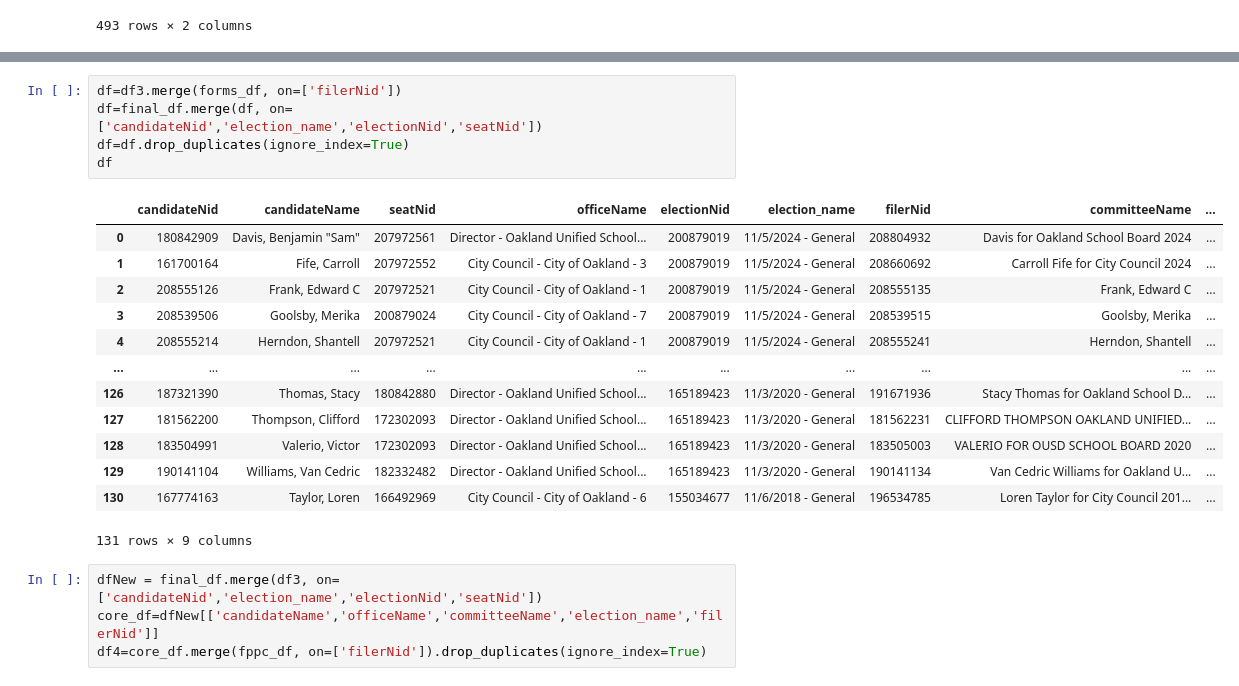
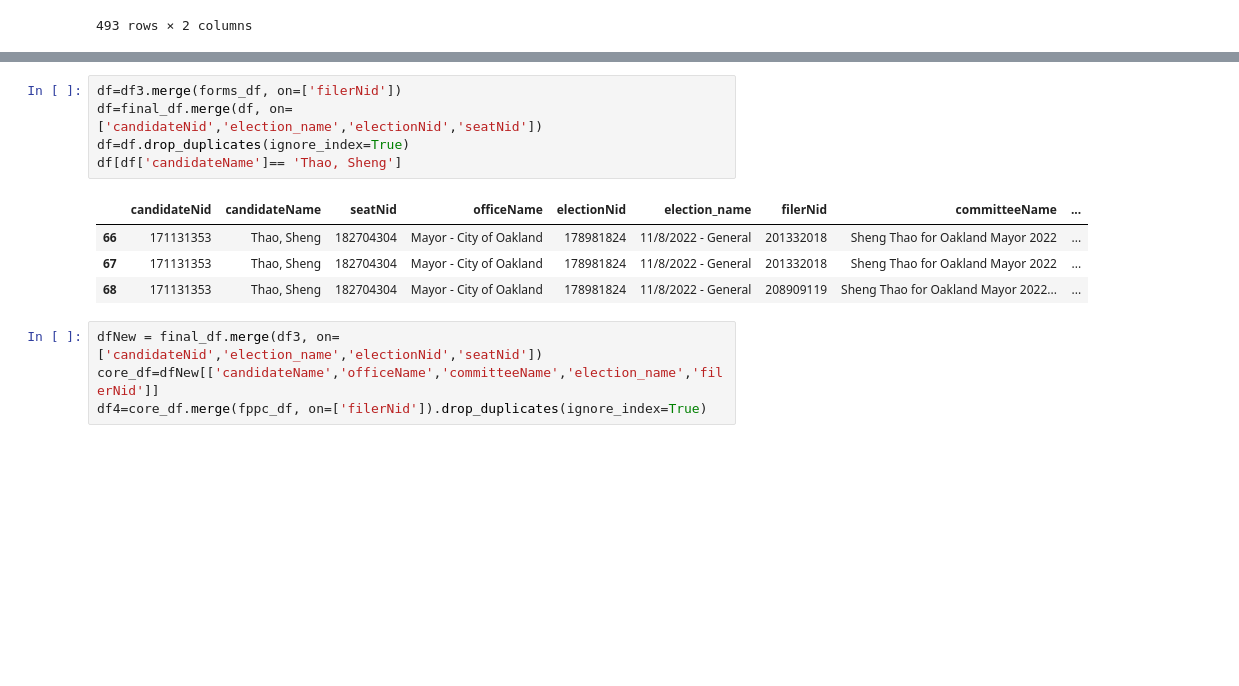
Before and after one commit to FrancisDoran/candidate-table, a Jupyter notebook: francis-testing.ipynb, the cells around one changed output, grey strips where cells are left out. Cells and saved outputs as stored; diff of their text form; blank space fills up the shorter version.

Commit message:
new columns add + socrata update

```diff
--- a/francis-testing.ipynb
+++ b/francis-testing.ipynb
@@ -324,22 +324,13 @@ df3
 # %%
 df=df3.merge(forms_df, on=['filerNid'])
 df=final_df.merge(df, on=['candidateNid','election_name','electionNid','seatNid'])
 df=df.drop_duplicates(ignore_index=True)
-df
+df[df['candidateName']== 'Thao, Sheng']
 # %% [output]
 |  | candidateNid | candidateName | seatNid | officeName | electionNid | election_name | filerNid | committeeName | ... |
-| 0 | 180842909 | Davis, Benjamin "Sam" | 207972561 | Director - Oakland Unified School... | 200879019 | 11/5/2024 - General | 208804932 | Davis for Oakland School Board 2024 | ... |
-| 1 | 161700164 | Fife, Carroll | 207972552 | City Council - City of Oakland - 3 | 200879019 | 11/5/2024 - General | 208660692 | Carroll Fife for City Council 2024 | ... |
-| 2 | 208555126 | Frank, Edward C | 207972521 | City Council - City of Oakland - 1 | 200879019 | 11/5/2024 - General | 208555135 | Frank, Edward C | ... |
-| 3 | 208539506 | Goolsby, Merika | 200879024 | City Council - City of Oakland - 7 | 200879019 | 11/5/2024 - General | 208539515 | Goolsby, Merika | ... |
-| 4 | 208555214 | Herndon, Shantell | 207972521 | City Council - City of Oakland - 1 | 200879019 | 11/5/2024 - General | 208555241 | Herndon, Shantell | ... |
-| ... | ... | ... | ... | ... | ... | ... | ... | ... | ... |
-| 126 | 187321390 | Thomas, Stacy | 180842880 | Director - Oakland Unified School... | 165189423 | 11/3/2020 - General | 191671936 | Stacy Thomas for Oakland School D... | ... |
-| 127 | 181562200 | Thompson, Clifford | 172302093 | Director - Oakland Unified School... | 165189423 | 11/3/2020 - General | 181562231 | CLIFFORD THOMPSON OAKLAND UNIFIED... | ... |
-| 128 | 183504991 | Valerio, Victor | 172302093 | Director - Oakland Unified School... | 165189423 | 11/3/2020 - General | 183505003 | VALERIO FOR OUSD SCHOOL BOARD 2020 | ... |
-| 129 | 190141104 | Williams, Van Cedric | 182332482 | Director - Oakland Unified School... | 165189423 | 11/3/2020 - General | 190141134 | Van Cedric Williams for Oakland U... | ... |
-| 130 | 167774163 | Taylor, Loren | 166492969 | City Council - City of Oakland - 6 | 155034677 | 11/6/2018 - General | 196534785 | Loren Taylor for City Council 201... | ... |
+| 66 | 171131353 | Thao, Sheng | 182704304 | Mayor - City of Oakland | 178981824 | 11/8/2022 - General | 201332018 | Sheng Thao for Oakland Mayor 2022 | ... |
+| 67 | 171131353 | Thao, Sheng | 182704304 | Mayor - City of Oakland | 178981824 | 11/8/2022 - General | 201332018 | Sheng Thao for Oakland Mayor 2022 | ... |
+| 68 | 171131353 | Thao, Sheng | 182704304 | Mayor - City of Oakland | 178981824 | 11/8/2022 - General | 208909119 | Sheng Thao for Oakland Mayor 2022... | ... |
-131 rows × 9 columns
 # %%
 dfNew = final_df.merge(df3, on=['candidateNid','election_name','electionNid','seatNid'])
 core_df=dfNew[['candidateName','officeName','committeeName','election_name','filerNid']]
```
Also changed, not shown: parts of 8 cells of this notebook, 1 other file.
